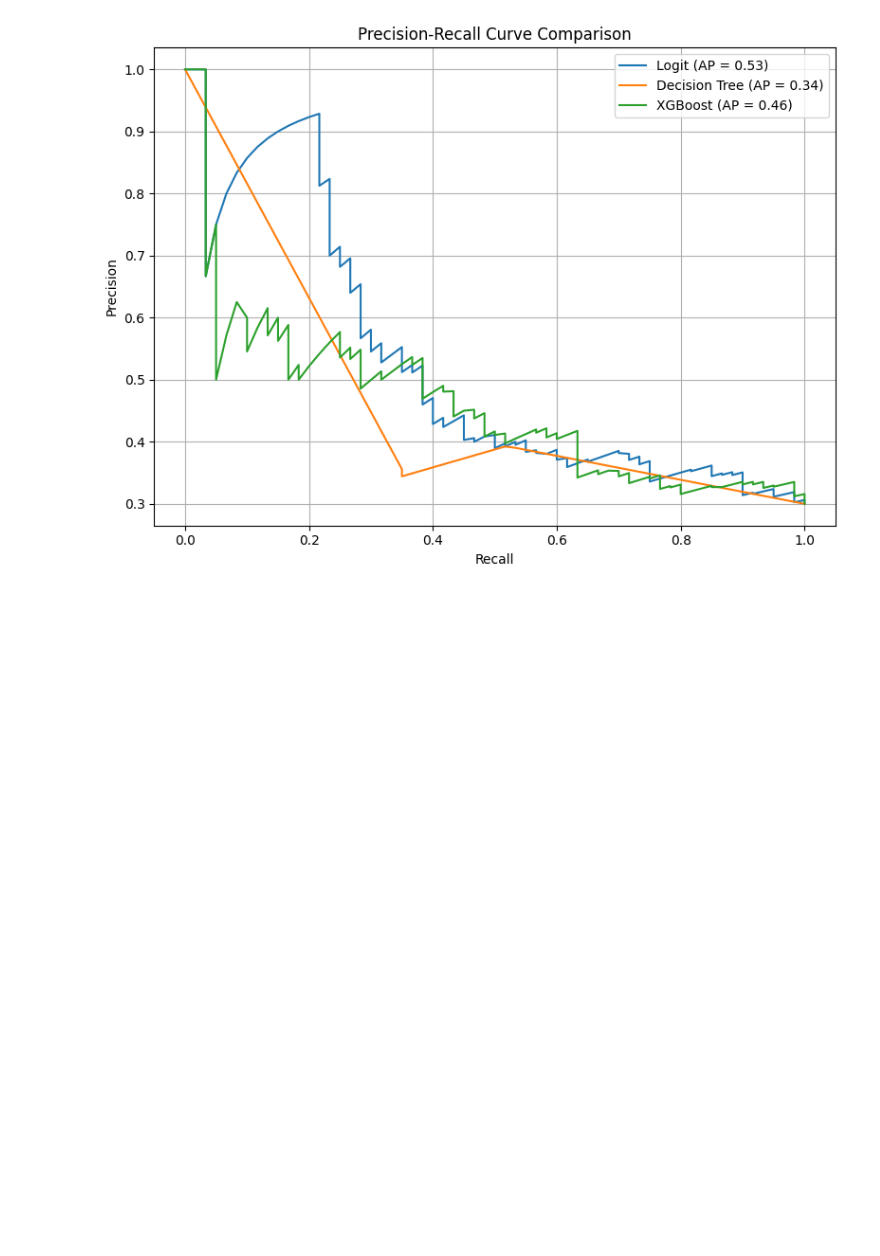
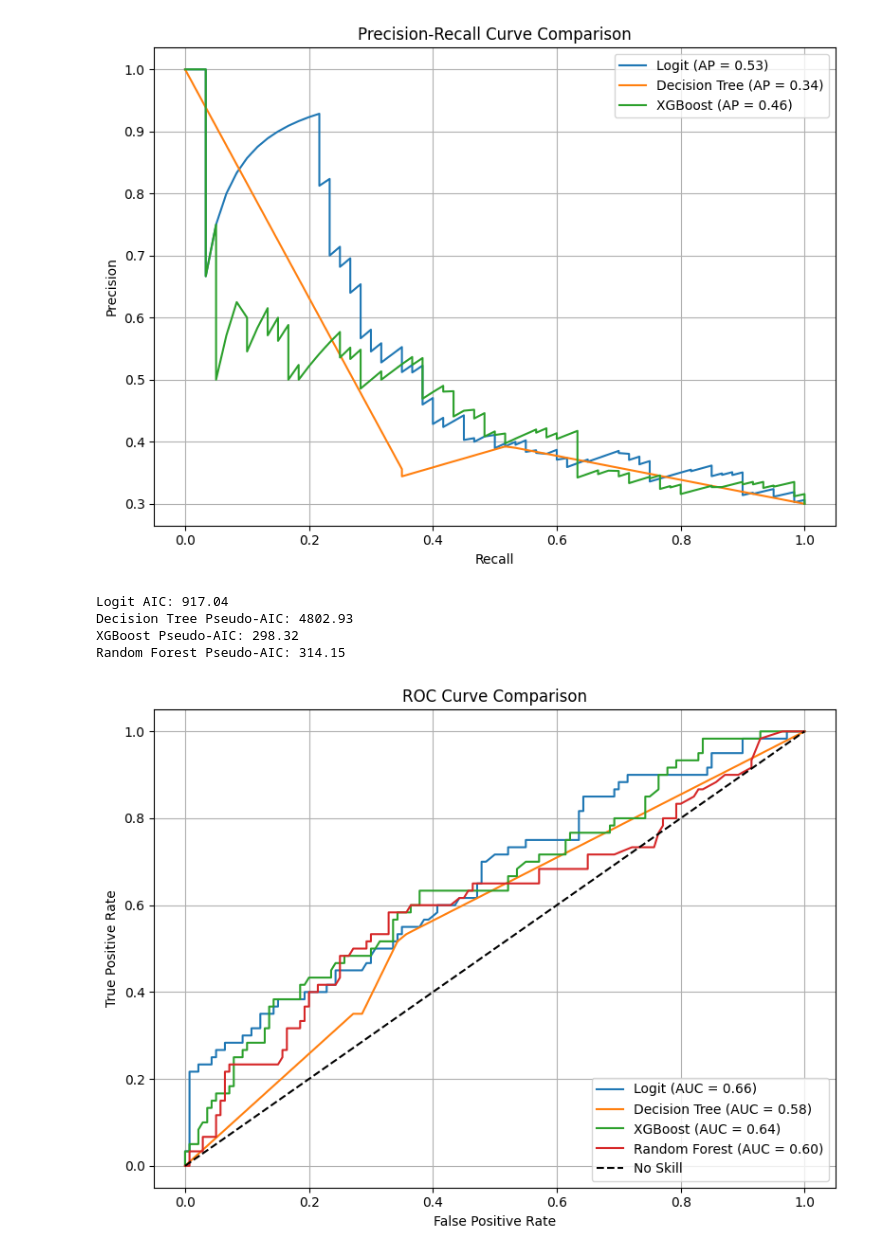
Before and after one commit to Ed-Odhiambo/CRM_Project, a Jupyter notebook: CRM_Assignment.ipynb, the cells around one changed output. Saved outputs shown, nothing was run; the diff lists cells and outputs as text; code cells hidden in the pictures; blank space fills up the shorter version.

```diff
--- a/CRM_Assignment.ipynb
+++ b/CRM_Assignment.ipynb
@@ -619,21 +545,0 @@ weighted avg       0.60      0.63      0.61       200
-# %%
-
-
-# Split data
-X = df_model.drop(columns=["default", "pred_prob", "pred_class"])
-y = df_model["default"]
-X_train, X_test, y_train, y_test = train_test_split(X, y, test_size=0.2, random_state=42)
-
-# Fit Random Forest
-rf = RandomForestClassifier(n_estimators=100, random_state=42)
-rf.fit(X_train, y_train)
-
-# Predict and evaluate
-y_pred_rf = rf.predict(X_test)
-y_prob_rf = rf.predict_proba(X_test)[:, 1]
-
-from sklearn.metrics import classification_report, roc_auc_score, confusion_matrix
-
-print("Random Forest AUC:", roc_auc_score(y_test, y_prob_rf))
-print(confusion_matrix(y_test, y_pred_rf))
-print(classification_report(y_test, y_pred_rf))
@@ -952,3 +817,49 @@ plt.tight_layout()
 plt.show()
 # %% [output]
 [figure]
+# %%
+# Logistic Regression AIC (direct from model)
+logit_aic = logit_result.aic
+
+# Pseudo-AIC for other models: 2k - 2LL, where LL ≈ -log_loss * n
+n = len(y_test)
+k_tree = X_train.shape[1]
+pseudo_aic = lambda loss, k: 2 * k + 2 * loss * n
+
+tree_aic = pseudo_aic(tree_logloss, k_tree)
+xgb_aic = pseudo_aic(xgb_logloss, k_tree)
+rf_aic = pseudo_aic(rf_logloss, k_tree)
+
+print(f"Logit AIC: {logit_aic:.2f}")
+print(f"Decision Tree Pseudo-AIC: {tree_aic:.2f}")
+print(f"XGBoost Pseudo-AIC: {xgb_aic:.2f}")
+print(f"Random Forest Pseudo-AIC: {rf_aic:.2f}")
+# %% [output]
+Logit AIC: 917.04
+Decision Tree Pseudo-AIC: 4802.93
+XGBoost Pseudo-AIC: 298.32
+Random Forest Pseudo-AIC: 314.15
+# %%
+# Get FPR, TPR for each
+fpr_logit, tpr_logit, _ = roc_curve(y_test, y_pred_logit_prob)
+fpr_tree, tpr_tree, _ = roc_curve(y_test, y_pred_tree_prob)
+fpr_xgb, tpr_xgb, _ = roc_curve(y_test, y_pred_xgb_prob)
+fpr_rf, tpr_rf, _ = roc_curve(y_test, y_pred_rf_prob)
+
+# Plot
+plt.figure(figsize=(8, 6))
+plt.plot(fpr_logit, tpr_logit, label=f"Logit (AUC = {logit_auc:.2f})")
+plt.plot(fpr_tree, tpr_tree, label=f"Decision Tree (AUC = {tree_auc:.2f})")
+plt.plot(fpr_xgb, tpr_xgb, label=f"XGBoost (AUC = {xgb_auc:.2f})")
+plt.plot(fpr_rf, tpr_rf, label=f"Random Forest (AUC = {rf_auc:.2f})")
+plt.plot([0, 1], [0, 1], 'k--', label="No Skill")
+
+plt.title("ROC Curve Comparison")
+plt.xlabel("False Positive Rate")
+plt.ylabel("True Positive Rate")
+plt.legend(loc="lower right")
+plt.grid(True)
+plt.tight_layout()
+plt.show()
+# %% [output]
+[figure, added]
```
Also changed, not shown: parts of 28 cells of this notebook.
